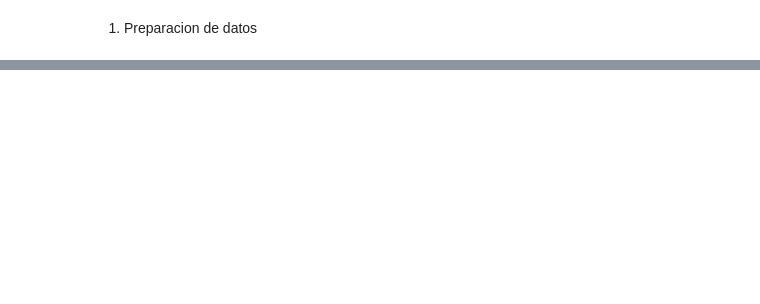
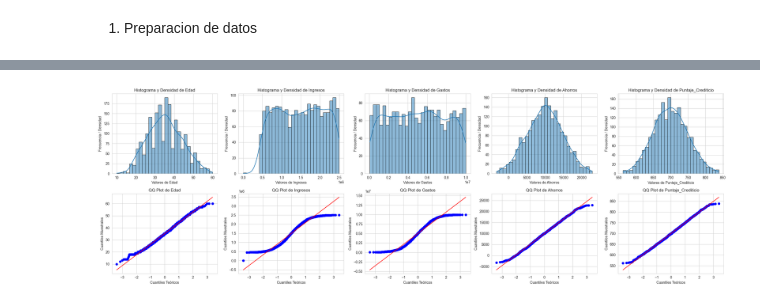
Before and after one commit to sightes/2025_Advance_Models_UBO, a Jupyter notebook: Actividad_Final_Valores_Extremos/explore.ipynb, the cells around one changed output, grey strips where cells are left out. Cells and saved outputs as stored; diff of their text form; code cells hidden in the pictures; blank space fills up the shorter version.

```diff
--- a/Actividad_Final_Valores_Extremos/explore.ipynb
+++ b/Actividad_Final_Valores_Extremos/explore.ipynb
@@ -56,0 +178,44 @@ for i in data.columns:
+# %%
+
+df_replaced = data.copy()
+for column in numeric_columns:
+    c_data = df_replaced[column].dropna()  # Eliminar valores nulos
+    Q1 = np.percentile(c_data, 25)
+    Q3 = np.percentile(c_data, 75)
+    IQR = Q3 - Q1
+    lower_bound = Q1 - 1.5 * IQR
+    upper_bound = Q3 + 1.5 * IQR
+    mean_value = c_data[(c_data >= lower_bound) & (c_data <= upper_bound)].mean()
+    df_replaced[column] = np.where((df_replaced[column] < lower_bound) | (df_replaced[column] > upper_bound), mean_value, df_replaced[column])
+# %%
+
+df_replaced = data.copy()
+for column in numeric_columns:
+    c_data = df_replaced[column].dropna()  # Eliminar valores nulos
+    Q1 = np.percentile(c_data, 25)
+    Q3 = np.percentile(c_data, 75)
+    IQR = Q3 - Q1
+    lower_bound = Q1 - 1.5 * IQR
+    upper_bound = Q3 + 1.5 * IQR
+    mean_value = c_data[(c_data >= lower_bound) & (c_data <= upper_bound)].mean()
+    df_replaced[column] = np.where((df_replaced[column] < lower_bound) | (df_replaced[column] > upper_bound), mean_value, df_replaced[column])
+
+fig, axes = plt.subplots(2, len(numeric_columns), figsize=(5 * len(numeric_columns), 8))
+
+# Primera fila: Histogramas y densidad
+for i, column in enumerate(numeric_columns):
+    sns.histplot(df_replaced[column].values, kde=True, ax=axes[0, i], bins=30, edgecolor="black")
+    axes[0, i].set_title(f"Histograma y Densidad de {column}")
+    axes[0, i].set_xlabel(f"Valores de {column}")
+    axes[0, i].set_ylabel("Frecuencia / Densidad")
+
+# Segunda fila: QQ Plots
+for i, column in enumerate(numeric_columns):
+    stats.probplot(df_replaced[column], dist="norm", plot=axes[1, i])
+    axes[1, i].set_title(f"QQ Plot de {column}")
+    axes[1, i].set_xlabel("Cuantiles Teóricos")
+    axes[1, i].set_ylabel("Cuantiles Muestrales")
+plt.tight_layout()
+plt.show()
+# %% [output]
+[figure, added]
```
Also changed, not shown: parts of 14 cells of this notebook, 1 other file.
